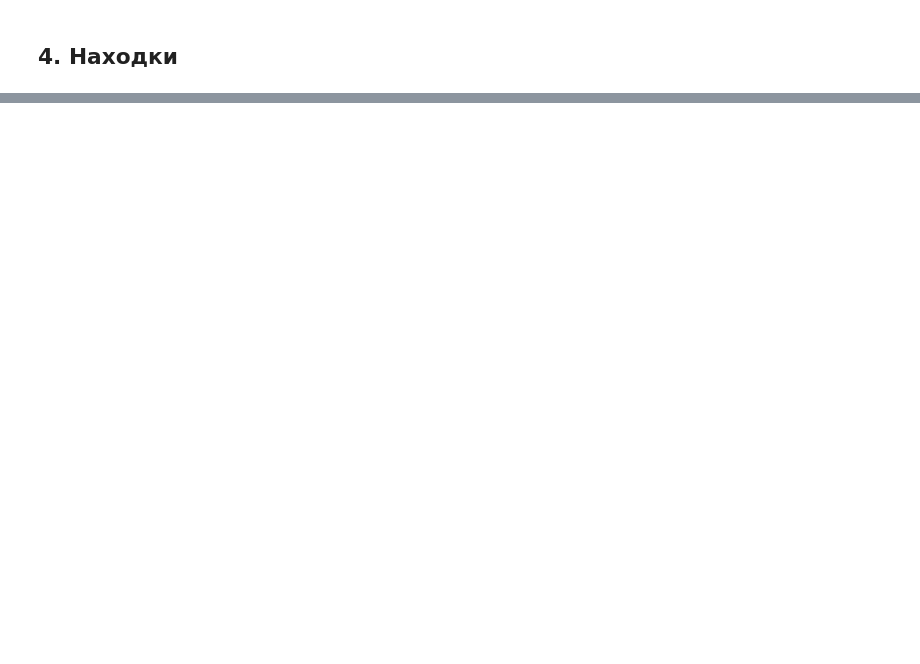
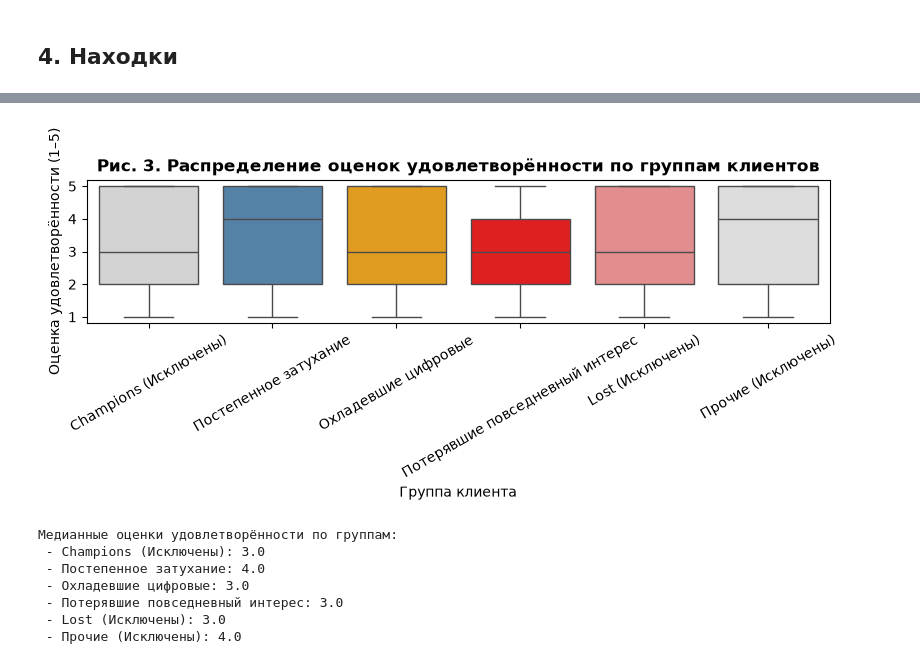
Before and after one commit to S4pph1reee/Andrew_Goncharenok_Lab1, a Jupyter notebook: notebooks/02_report.ipynb, the cells around one changed output, grey strips where cells are left out. Saved outputs shown, nothing was run; the diff lists cells and outputs as text; code cells hidden in the pictures; blank space fills up the shorter version.

```diff
--- a/notebooks/02_report.ipynb
+++ b/notebooks/02_report.ipynb
@@ -57,2 +163,55 @@ clean = pd.read_parquet("clean_data.parquet")
+# %%
+plt.close('all')
+fig, ax = plt.subplots(figsize=(8, 3.5), layout='constrained')
+
+group_order = [
+    'Champions (Исключены)',
+    'Постепенное затухание',
+    'Охладевшие цифровые',
+    'Потерявшие повседневный интерес',
+    'Lost (Исключены)',
+    'Прочие (Исключены)'
+]
+
+palette = {
+    'Champions (Исключены)': 'lightgray',
+    'Постепенное затухание': 'steelblue',
+    'Охладевшие цифровые': 'orange',
+    'Потерявшие повседневный интерес': 'red',
+    'Lost (Исключены)': 'lightcoral',
+    'Прочие (Исключены)': 'gainsboro'
+}
+
+sns.boxplot(
+    data=df_model,
+    x='campaign_group',
+    y='satisfaction_score',
+    hue='campaign_group',
+    order=group_order,
+    palette=palette,
+    legend=False,
+    ax=ax
+)
+
+ax.set_title('Рис. 3. Распределение оценок удовлетворённости по группам клиентов', fontsize=12, fontweight='bold')
+ax.set_xlabel('Группа клиента')
+ax.set_ylabel('Оценка удовлетворённости (1–5)')
+ax.tick_params(axis='x', rotation=30)
+
+plt.show()
+
+print("Медианные оценки удовлетворённости по группам:")
+for group in group_order:
+    med = df_model[df_model['campaign_group'] == group]['satisfaction_score'].median()
+    print(f" - {group}: {med:.1f}")
+# %% [output]
+[figure, added]
+Медианные оценки удовлетворённости по группам:
+ - Champions (Исключены): 3.0
+ - Постепенное затухание: 4.0
+ - Охладевшие цифровые: 3.0
+ - Потерявшие повседневный интерес: 3.0
+ - Lost (Исключены): 3.0
+ - Прочие (Исключены): 4.0
 # %% [markdown]
 ## 5. Группы для кампании
```
Also changed, not shown: parts of 19 cells of this notebook, 5 other files.
